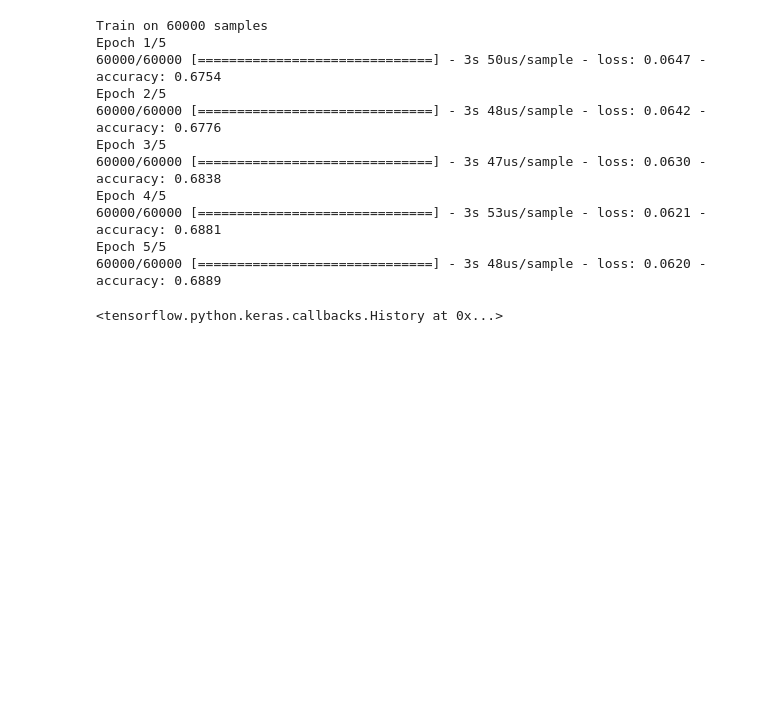
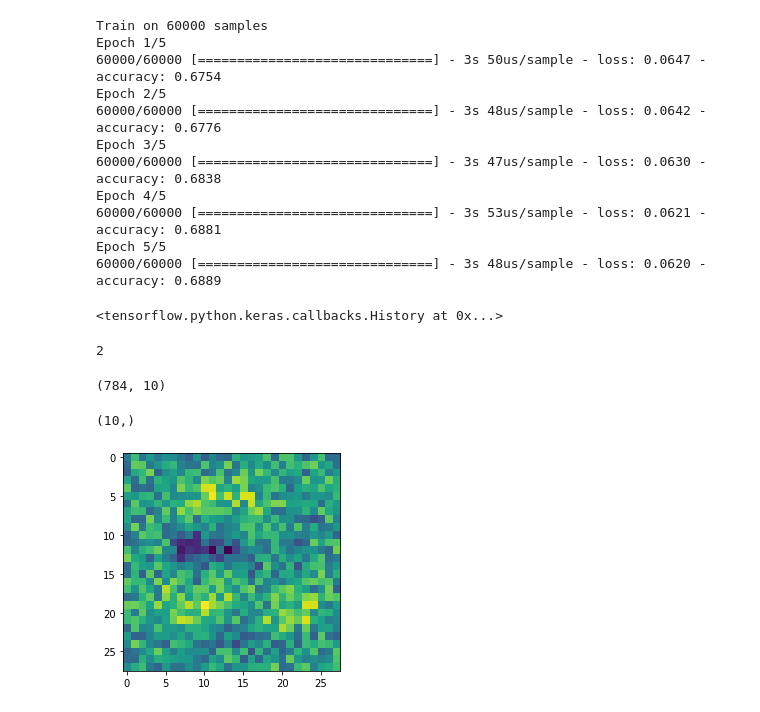
Before and after one commit to ariG23498/GrokkingDeepLearning, a Jupyter notebook: MNIST_weight_visualization_keras.ipynb, the cells around one changed output. Cells and saved outputs as stored; diff of their text form; code cells hidden in the pictures; blank space fills up the shorter version.

```diff
--- a/MNIST_weight_visualization_keras.ipynb
+++ b/MNIST_weight_visualization_keras.ipynb
@@ -74,3 +74,33 @@ Epoch 4/5
 Epoch 5/5
 60000/60000 [==============================] - 3s 48us/sample - loss: 0.0620 - accuracy: 0.6889
 <tensorflow.python.keras.callbacks.History at 0x...>
+# %%
+len(model.get_weights())
+# %% [output]
+2
+# %%
+first_weight = model.get_weights()[0]
+second_weight = model.get_weights()[1]
+# %%
+first_weight.shape
+# %% [output]
+(784, 10)
+# %%
+second_weight.shape
+# %% [output]
+(10,)
+# %%
+def visual(value):
+    '''
+    takes in value of the class
+    ouputs the corresponding weights
+    as images
+    '''
+    assert(0<=value<=9)
+    im = first_weight[:,value].reshape((28,28))
+    plt.imshow(im)
+    plt.show()
+# %%
+visual(2)
+# %% [output]
+[figure, added]
```
